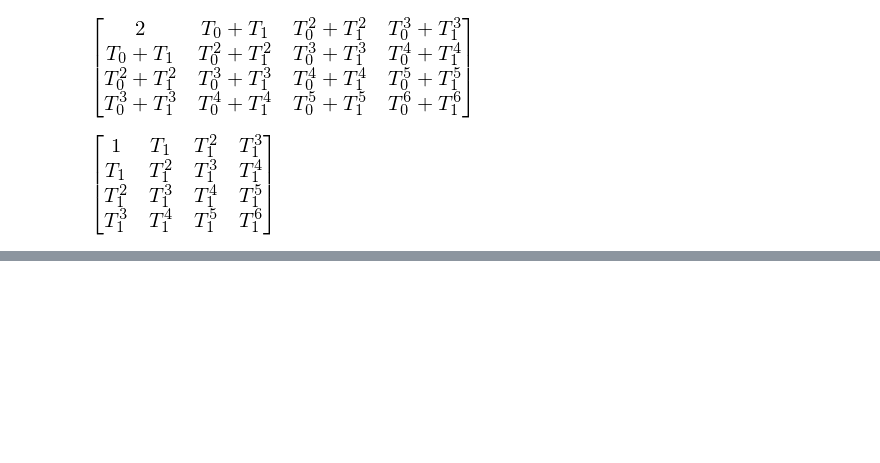
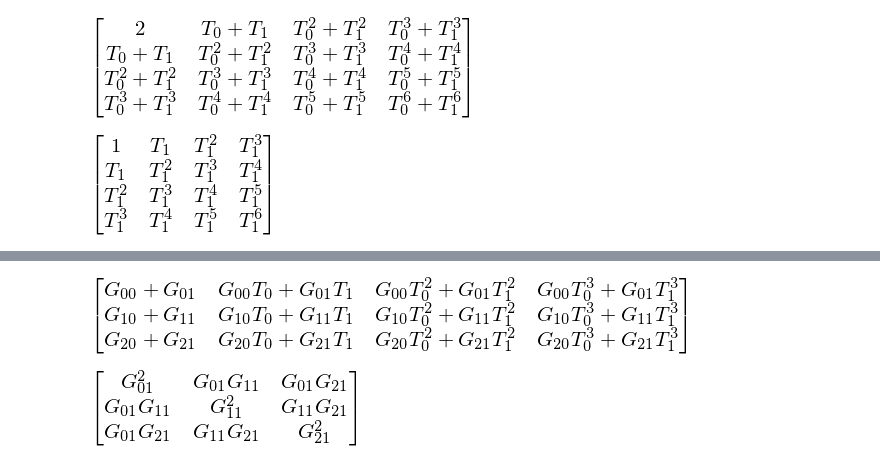
Before and after one commit to jgoppert/iekf_analysis, a Jupyter notebook: Temperature Calibration.ipynb, the cells around one changed output, grey strips where cells are left out. Drawn from its saved outputs; the diff is of its cells as text; code cells hidden in the pictures; blank space fills up the shorter version.

```diff
--- a/Temperature Calibration.ipynb
+++ b/Temperature Calibration.ipynb
@@ -118,0 +124,9 @@ dX
+# %%
+Y(1)*X(1).T
+# %% [output]
+[figure, added]
+# %%
+dY = Y(1)*Y(1).T - Y(0)*Y(0).T
+dY
+# %% [output]
+[figure, added]
```
Also changed, not shown: parts of 2 cells of this notebook.
